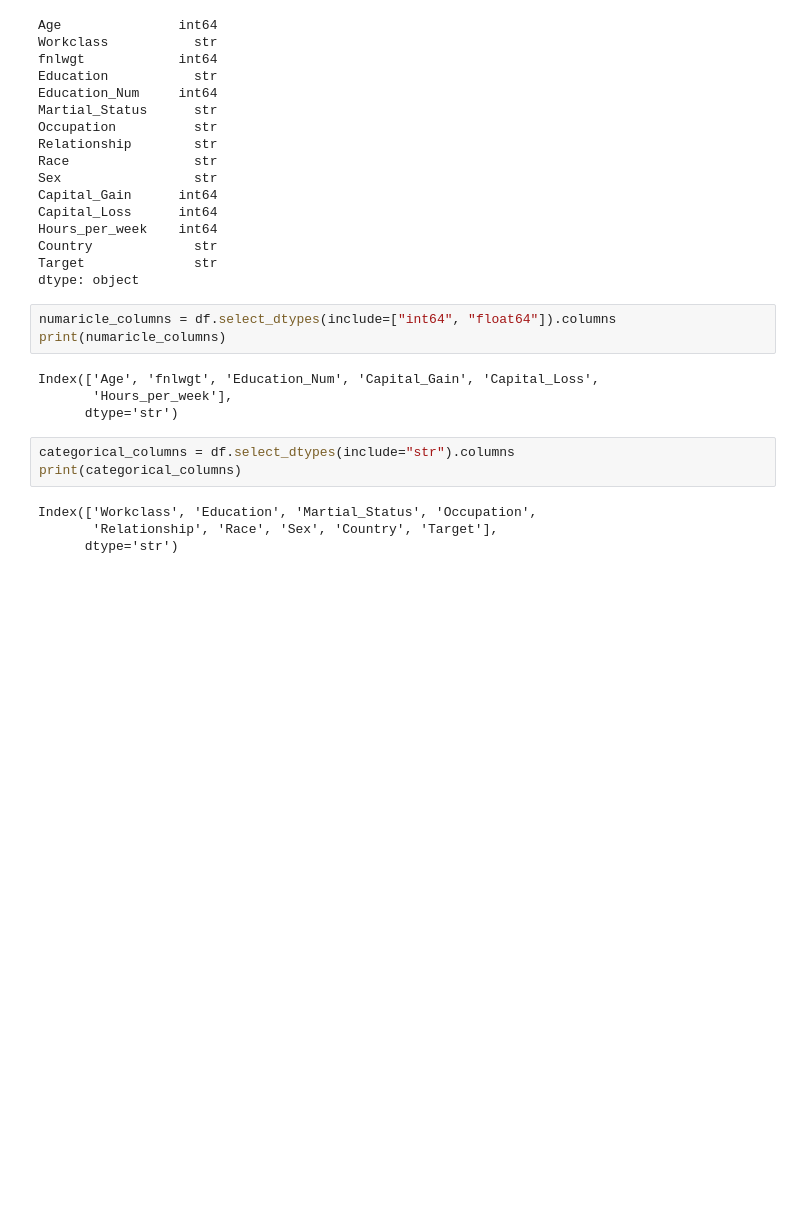
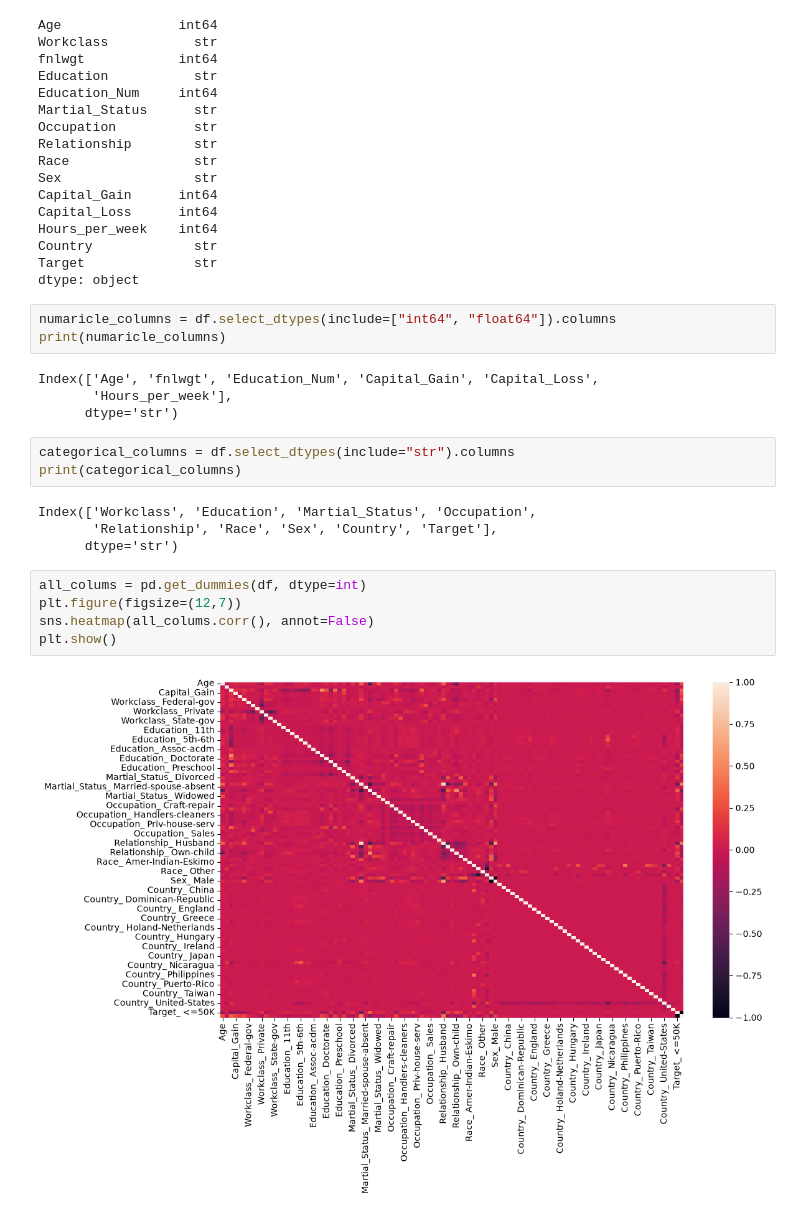
Before and after one commit to shahzaibkaramat67-coder/dataset_prepartion_for_model, a Jupyter notebook: dataset_2_adult.ipynb, the cells around one changed output. Drawn from its saved outputs; the diff is of its cells as text; blank space fills up the shorter version.

```diff
--- a/dataset_2_adult.ipynb
+++ b/dataset_2_adult.ipynb
@@ -281,3 +299,10 @@ print(categorical_columns)
 Index(['Workclass', 'Education', 'Martial_Status', 'Occupation',
        'Relationship', 'Race', 'Sex', 'Country', 'Target'],
       dtype='str')
+# %%
+all_colums = pd.get_dummies(df, dtype=int)
+plt.figure(figsize=(12,7))
+sns.heatmap(all_colums.corr(), annot=False)
+plt.show()
+# %% [output]
+[figure, added]
```
Also changed, not shown: parts of 32 cells of this notebook, 5 other files.
